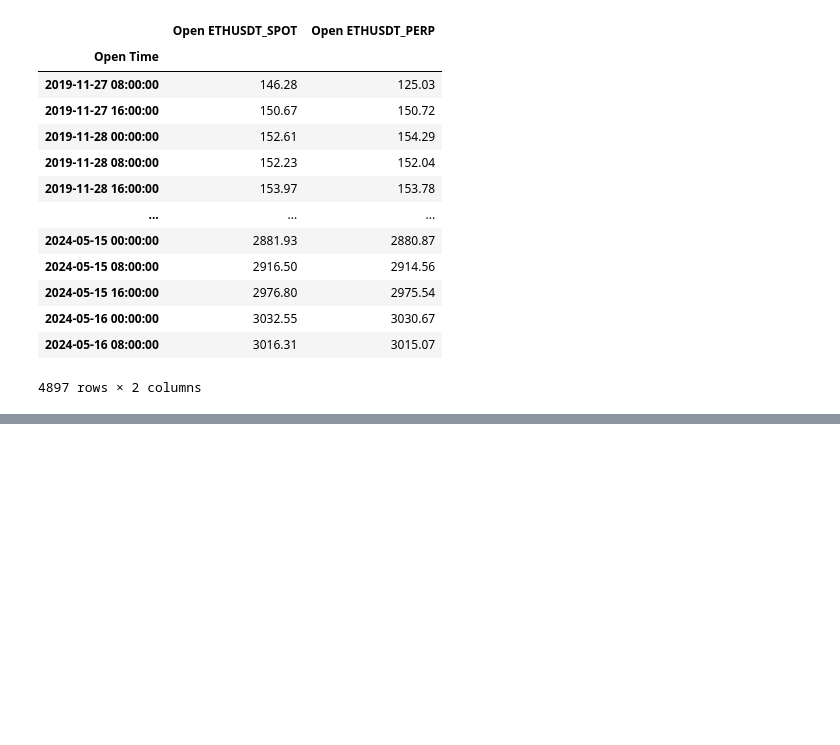
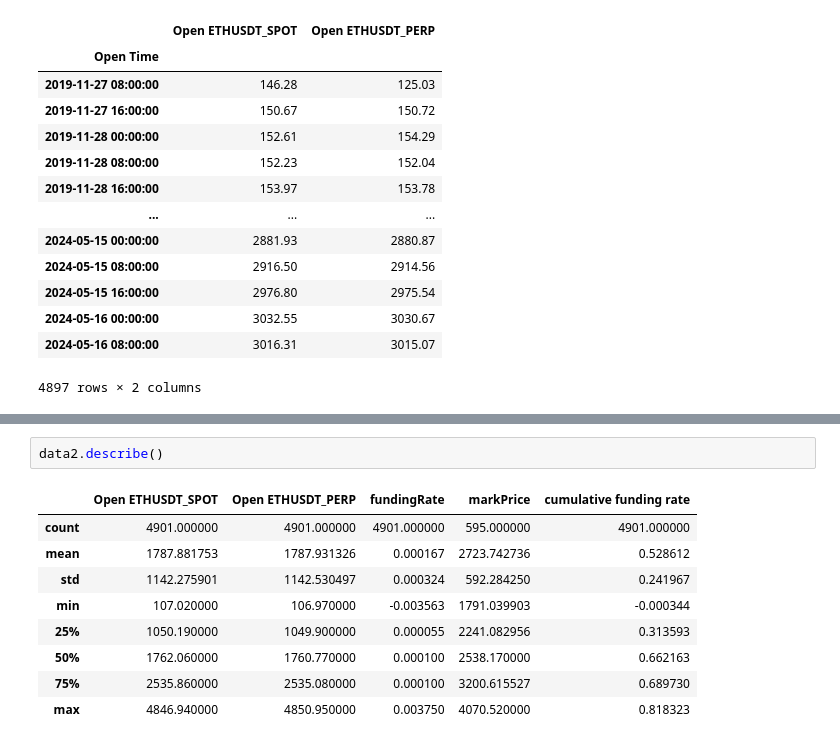
Before and after one commit to Aidasvenc/funding-rate-trading, a Jupyter notebook: Binance2.ipynb, the cells around one changed output, grey strips where cells are left out. Cells and saved outputs as stored; diff of their text form; blank space fills up the shorter version.

```diff
--- a/Binance2.ipynb
+++ b/Binance2.ipynb
@@ -197,0 +217,12 @@ dtype: object
+# %%
+data2.describe()
+# %% [output]
+|  | Open ETHUSDT_SPOT | Open ETHUSDT_PERP | fundingRate | markPrice | cumulative funding rate |
+| count | 4901.000000 | 4901.000000 | 4901.000000 | 595.000000 | 4901.000000 |
+| mean | 1787.881753 | 1787.931326 | 0.000167 | 2723.742736 | 0.528612 |
+| std | 1142.275901 | 1142.530497 | 0.000324 | 592.284250 | 0.241967 |
+| min | 107.020000 | 106.970000 | -0.003563 | 1791.039903 | -0.000344 |
+| 25% | 1050.190000 | 1049.900000 | 0.000055 | 2241.082956 | 0.313593 |
+| 50% | 1762.060000 | 1760.770000 | 0.000100 | 2538.170000 | 0.662163 |
+| 75% | 2535.860000 | 2535.080000 | 0.000100 | 3200.615527 | 0.689730 |
+| max | 4846.940000 | 4850.950000 | 0.003750 | 4070.520000 | 0.818323 |
```
Also changed, not shown: parts of 6 cells of this notebook.
